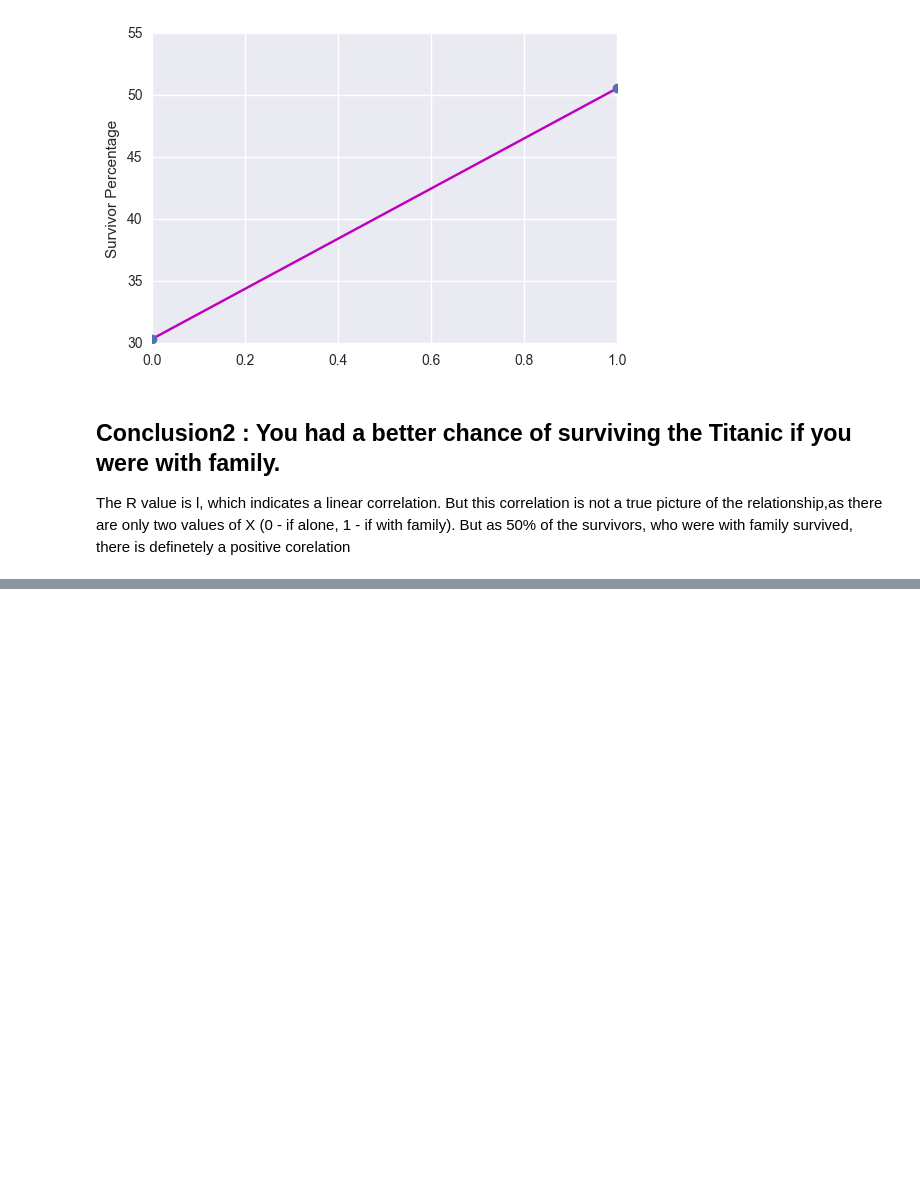
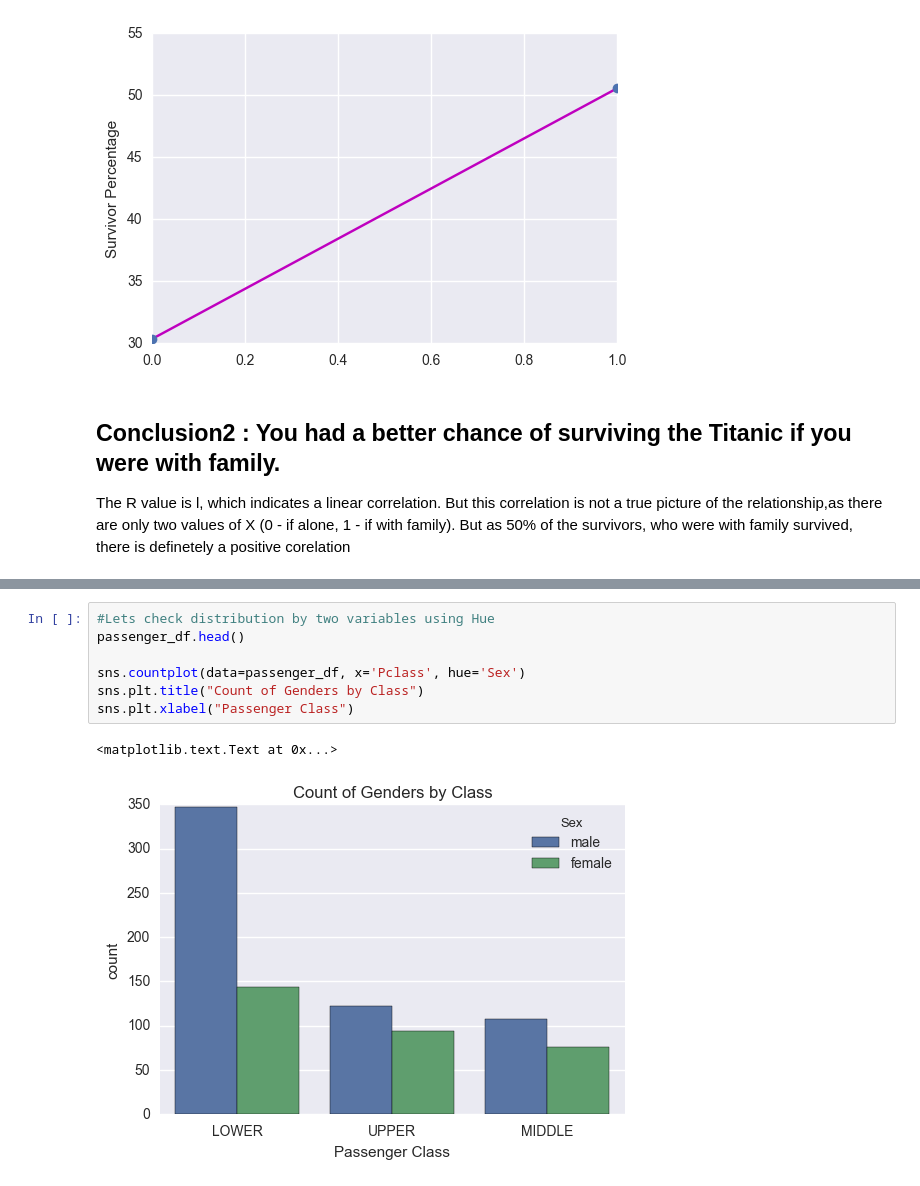
Before and after one commit to rramchan12/Data-Analyst-NanoDegree, a Jupyter notebook: P2 - Investigate a Dataset using Python/Investigating_Titanic_Data.ipynb, the cells around one changed output, grey strips where cells are left out. Cells and saved outputs as stored; diff of their text form; blank space fills up the shorter version.

```diff
--- a/P2 - Investigate a Dataset using Python/Investigating_Titanic_Data.ipynb
+++ b/P2 - Investigate a Dataset using Python/Investigating_Titanic_Data.ipynb
@@ -368,0 +382,10 @@ The R value is l, which indicates a linear correlation. But this correlation is
+# %%
+#Lets check distribution by two variables using Hue
+passenger_df.head()
+
+sns.countplot(data=passenger_df, x='Pclass', hue='Sex')
+sns.plt.title("Count of Genders by Class")
+sns.plt.xlabel("Passenger Class")
+# %% [output]
+<matplotlib.text.Text at 0x...>
+[figure, added]
```
Also changed, not shown: parts of 7 cells of this notebook.
